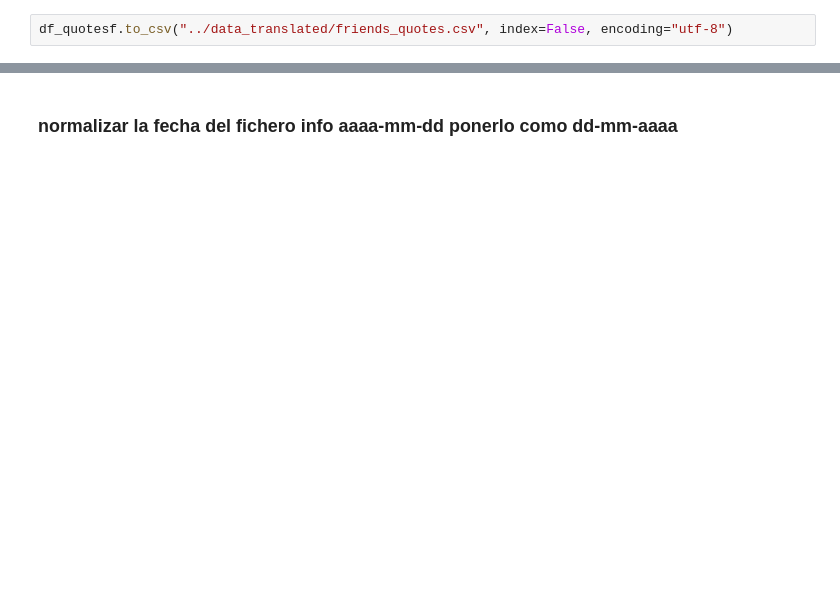
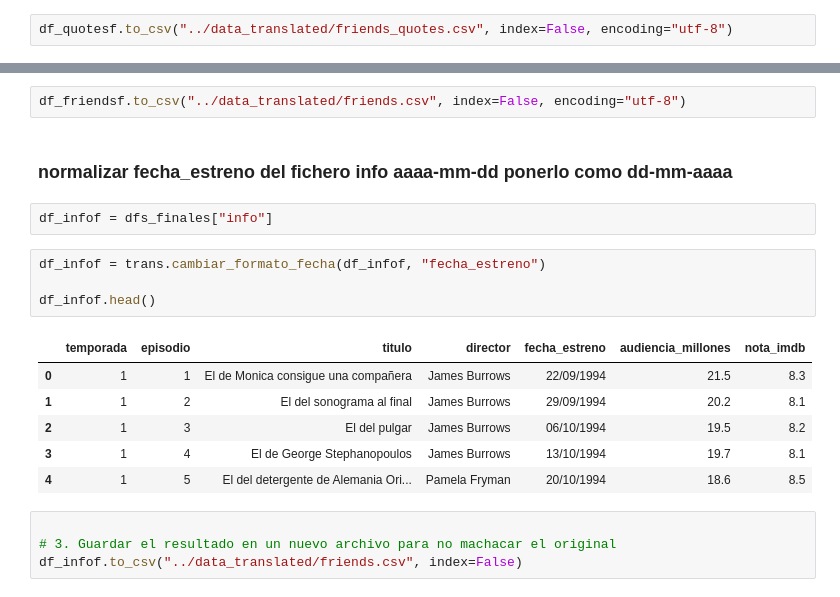
Before and after one commit to Dacil235/friends-analytics-workflow, a Jupyter notebook: notebooks/02_etl_friends.ipynb, the cells around one changed output, grey strips where cells are left out. Drawn from its saved outputs; the diff is of its cells as text; blank space fills up the shorter version.

```diff
--- a/notebooks/02_etl_friends.ipynb
+++ b/notebooks/02_etl_friends.ipynb
@@ -268,2 +276,21 @@ df_quotesf.to_csv("../data_translated/friends_quotes.csv", index=False, encoding
+# %%
+df_friendsf.to_csv("../data_translated/friends.csv", index=False, encoding="utf-8")
 # %% [markdown]
-### normalizar la fecha del fichero info aaaa-mm-dd ponerlo como dd-mm-aaaa
+### normalizar fecha_estreno del fichero info aaaa-mm-dd ponerlo como dd-mm-aaaa
+# %%
+df_infof = dfs_finales["info"]
+# %%
+df_infof = trans.cambiar_formato_fecha(df_infof, "fecha_estreno")
+
+df_infof.head()
+# %% [output]
+|  | temporada | episodio | titulo | director | fecha_estreno | audiencia_millones | nota_imdb |
+| 0 | 1 | 1 | El de Monica consigue una compañera | James Burrows | 22/09/1994 | 21.5 | 8.3 |
+| 1 | 1 | 2 | El del sonograma al final | James Burrows | 29/09/1994 | 20.2 | 8.1 |
+| 2 | 1 | 3 | El del pulgar | James Burrows | 06/10/1994 | 19.5 | 8.2 |
+| 3 | 1 | 4 | El de George Stephanopoulos | James Burrows | 13/10/1994 | 19.7 | 8.1 |
+| 4 | 1 | 5 | El del detergente de Alemania Ori... | Pamela Fryman | 20/10/1994 | 18.6 | 8.5 |
+# %%
+
+# 3. Guardar el resultado en un nuevo archivo para no machacar el original
+df_infof.to_csv("../data_translated/friends.csv", index=False)
```
Also changed, not shown: parts of 9 cells of this notebook, 5 other files.
